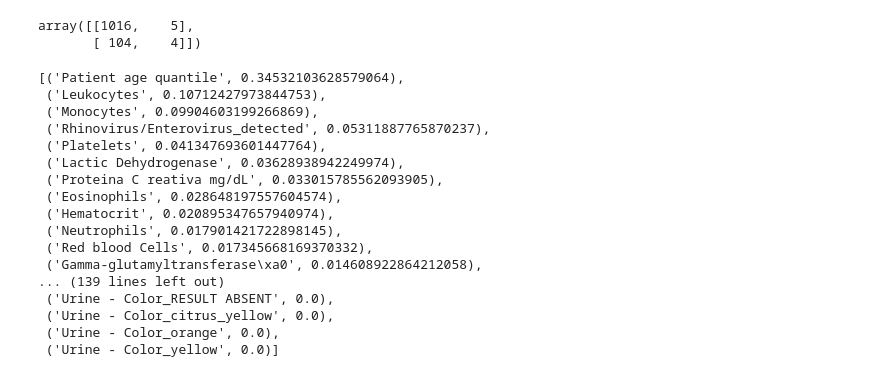
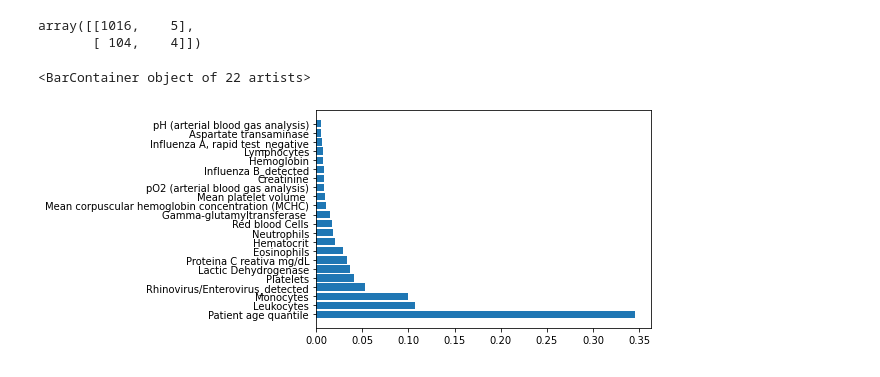
Before and after one commit to Anukool97/covid-19, a Jupyter notebook: COVID 19 - Albert Einstein dataset.ipynb, the cells around one changed output. Cells and saved outputs as stored; diff of their text form; code cells hidden in the pictures.

Commit message:
plotting feature importance

```diff
--- a/COVID 19 - Albert Einstein dataset.ipynb
+++ b/COVID 19 - Albert Einstein dataset.ipynb
@@ -238,23 +240,11 @@ cm
 # %% [output]
 array([[1016,    5],
        [ 104,    4]])
-# %%
-feature_importance
-# %% [output]
-[('Patient age quantile', 0.34532103628579064),
- ('Leukocytes', 0.10712427973844753),
- ('Monocytes', 0.09904603199266869),
- ('Rhinovirus/Enterovirus_detected', 0.05311887765870237),
- ('Platelets', 0.041347693601447764),
- ('Lactic Dehydrogenase', 0.03628938942249974),
- ('Proteina C reativa mg/dL', 0.033015785562093905),
- ('Eosinophils', 0.028648197557604574),
- ('Hematocrit', 0.020895347657940974),
- ('Neutrophils', 0.017901421722898145),
- ('Red blood Cells', 0.017345668169370332),
- ('Gamma-glutamyltransferase\xa0', 0.014608922864212058),
-... (139 lines left out)
- ('Urine - Color_RESULT ABSENT', 0.0),
- ('Urine - Color_citrus_yellow', 0.0),
- ('Urine - Color_orange', 0.0),
- ('Urine - Color_yellow', 0.0)]
+# %%
+pd_fi = pd.DataFrame(feature_importance, columns=["feature", "importance"])
+pd_fi = pd_fi[(pd_fi.importance > 0.005)]
+
+plt.barh(pd_fi["feature"], pd_fi["importance"])
+# %% [output]
+<BarContainer object of 22 artists>
+[figure, added]
```
Also changed, not shown: parts of 1 cell of this notebook.
